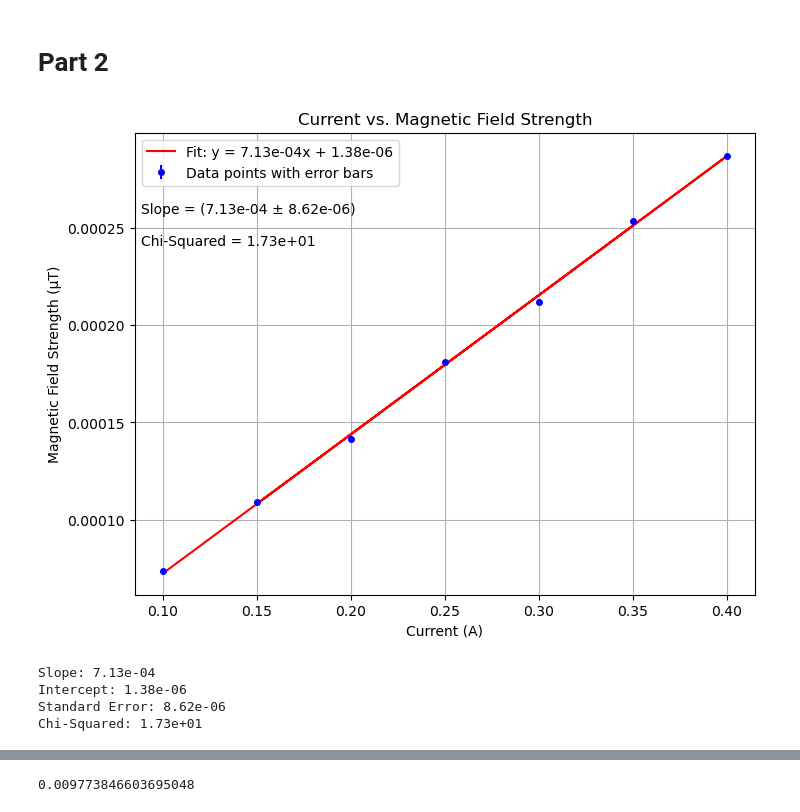
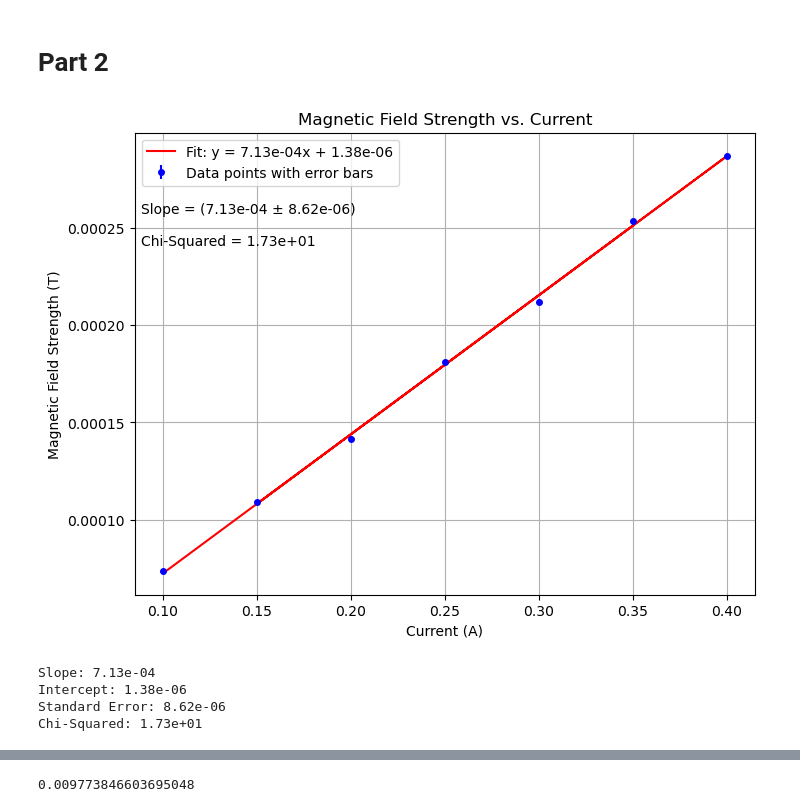
Before and after one commit to Faith-Qiao/physics5bl, a Jupyter notebook: capstone/part2.ipynb, the cells around one changed output, grey strips where cells are left out. Cells and saved outputs as stored; diff of their text form; code cells hidden in the pictures.

```diff
--- a/capstone/part2.ipynb
+++ b/capstone/part2.ipynb
@@ -31,36 +31,36 @@ slope, intercept, r_value, p_value, std_err = linregress(x, y)
 fit_line = slope * x + intercept
 
 # Compute chi-squared
 chi_squared = np.sum(((y - fit_line) / y_error) ** 2)
 
 # Plot the data with error bars
 plt.figure(figsize=(8, 6))
 plt.errorbar(
     x, y, yerr=y_error, fmt='o', markersize=4, color='blue',
     label='Data points with error bars'
 )
 plt.plot(x, fit_line, color='red', label=f'Fit: y = {slope:.2e}x + {intercept:.2e}')
 plt.xlabel('Current (A)')
-plt.ylabel('Magnetic Field Strength (\u03bcT)')
-plt.title('Current vs. Magnetic Field Strength')
+plt.ylabel('Magnetic Field Strength (T)')
+plt.title('Magnetic Field Strength vs. Current')
 plt.legend()
 
 # Annotate the plot with slope, error, and chi-squared in scientific notation
 plt.text(0.01, 0.85, f'Slope = ({slope:.2e} ± {std_err:.2e})',
          transform=plt.gca().transAxes, fontsize=10, verticalalignment='top')
 plt.text(0.01, 0.78, f'Chi-Squared = {chi_squared:.2e}',
          transform=plt.gca().transAxes, fontsize=10, verticalalignment='top')
 
 plt.grid()
 plt.show()
 
 # Print the slope, standard error, and chi-squared in scientific notation
 print(f"Slope: {slope:.2e}")
 print(f"Intercept: {intercept:.2e}")
 print(f"Standard Error: {std_err:.2e}")
 print(f"Chi-Squared: {chi_squared:.2e}")
 # %% [output]
-[figure, old version]
+[figure, new version]
 Slope: 7.13e-04
 Intercept: 1.38e-06
 Standard Error: 8.62e-06
```
Also changed, not shown: parts of 1 cell of this notebook, 1 other file.
